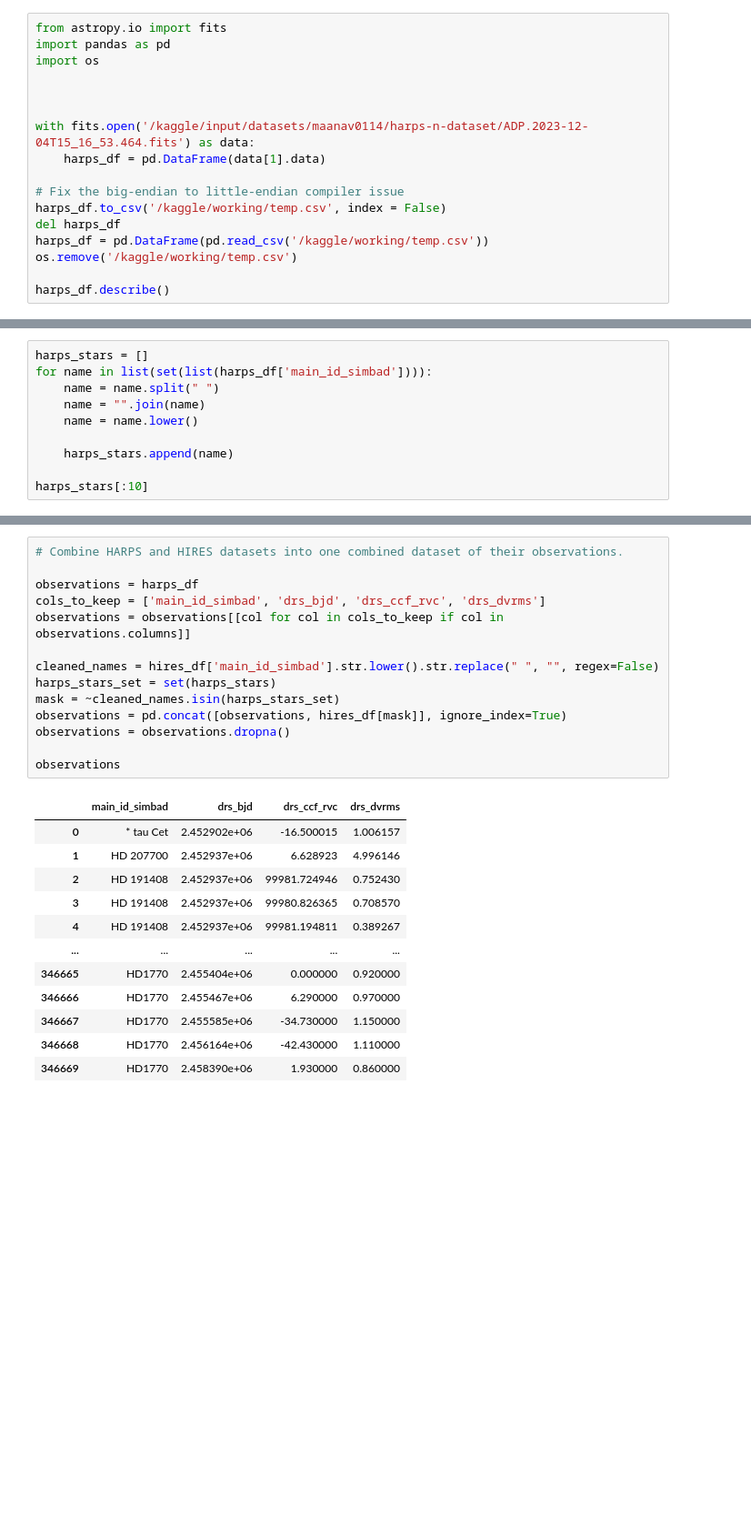
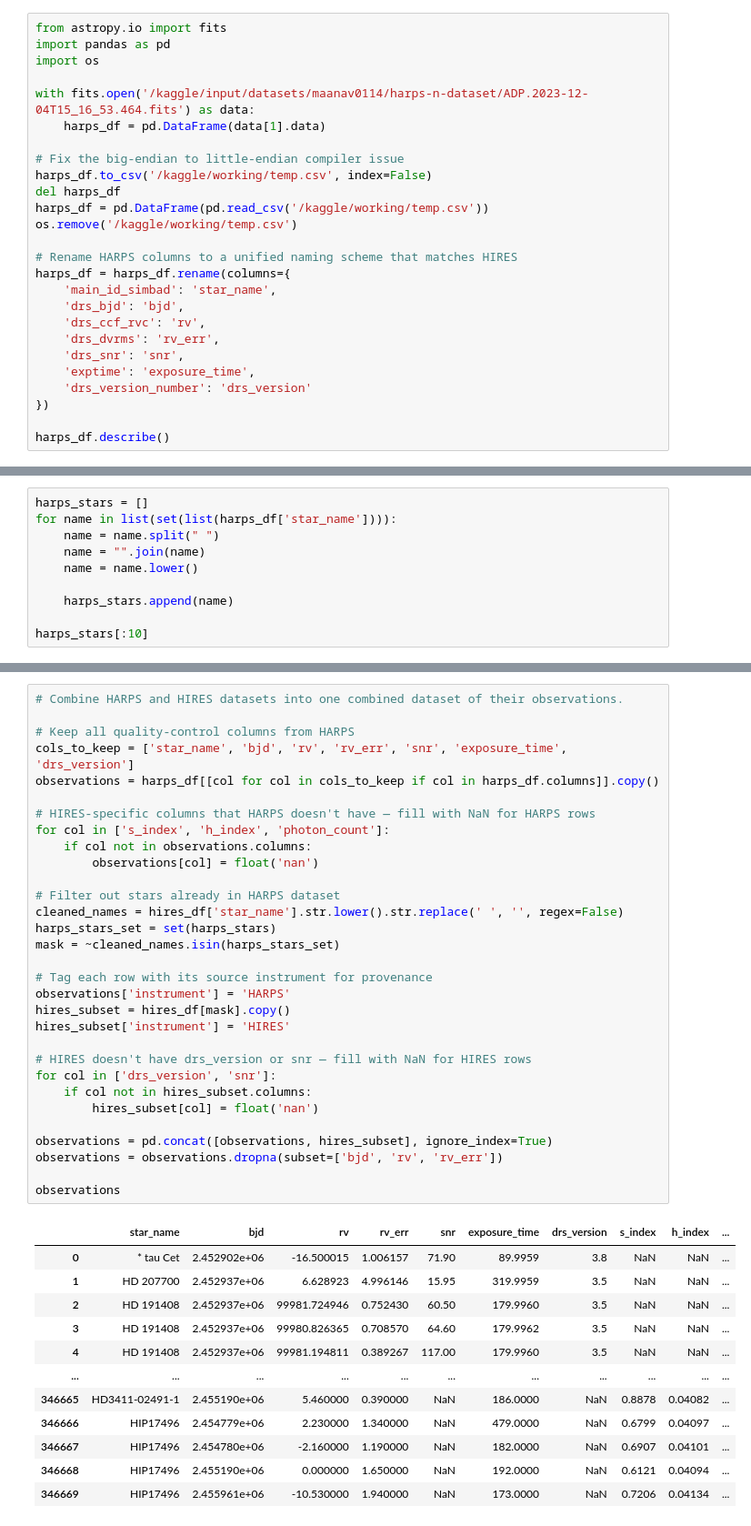
Before and after one commit to MaanavN/ML-Exoplanet-Detection-Research, a Jupyter notebook: data_prep.ipynb, the cells around one changed output, grey strips where cells are left out. Shown at 91% size. Cells and saved outputs as stored; diff of their text form; blank space fills up the shorter version.

```diff
--- a/data_prep.ipynb
+++ b/data_prep.ipynb
@@ -3,16 +3,25 @@ from astropy.io import fits
 import pandas as pd
 import os
 
-
-
 with fits.open('/kaggle/input/datasets/maanav0114/harps-n-dataset/ADP.2023-12-04T15_16_53.464.fits') as data:
     harps_df = pd.DataFrame(data[1].data)
 
 # Fix the big-endian to little-endian compiler issue
-harps_df.to_csv('/kaggle/working/temp.csv', index = False)
+harps_df.to_csv('/kaggle/working/temp.csv', index=False)
 del harps_df
 harps_df = pd.DataFrame(pd.read_csv('/kaggle/working/temp.csv'))
 os.remove('/kaggle/working/temp.csv')
 
+# Rename HARPS columns to a unified naming scheme that matches HIRES
+harps_df = harps_df.rename(columns={
+    'main_id_simbad': 'star_name',
+    'drs_bjd': 'bjd',
+    'drs_ccf_rvc': 'rv',
+    'drs_dvrms': 'rv_err',
+    'drs_snr': 'snr',
+    'exptime': 'exposure_time',
+    'drs_version_number': 'drs_version'
+})
+
 harps_df.describe()
 # %% [output]
@@ -67,6 +95,6 @@ def get_star_names(idx):
 # %%
 harps_stars = []
-for name in list(set(list(harps_df['main_id_simbad']))):
+for name in list(set(list(harps_df['star_name']))):
     name = name.split(" ")
     name = "".join(name)
     name = name.lower()
@@ -88,27 +116,44 @@ harps_stars[:10]
 # %%
 # Combine HARPS and HIRES datasets into one combined dataset of their observations.
 
-observations = harps_df
-cols_to_keep = ['main_id_simbad', 'drs_bjd', 'drs_ccf_rvc', 'drs_dvrms']
-observations = observations[[col for col in cols_to_keep if col in observations.columns]]
+# Keep all quality-control columns from HARPS
+cols_to_keep = ['star_name', 'bjd', 'rv', 'rv_err', 'snr', 'exposure_time', 'drs_version']
+observations = harps_df[[col for col in cols_to_keep if col in harps_df.columns]].copy()
 
-cleaned_names = hires_df['main_id_simbad'].str.lower().str.replace(" ", "", regex=False)
+# HIRES-specific columns that HARPS doesn't have — fill with NaN for HARPS rows
+for col in ['s_index', 'h_index', 'photon_count']:
+    if col not in observations.columns:
+        observations[col] = float('nan')
+
+# Filter out stars already in HARPS dataset
+cleaned_names = hires_df['star_name'].str.lower().str.replace(' ', '', regex=False)
 harps_stars_set = set(harps_stars)
 mask = ~cleaned_names.isin(harps_stars_set)
-observations = pd.concat([observations, hires_df[mask]], ignore_index=True)
-observations = observations.dropna()
+
+# Tag each row with its source instrument for provenance
+observations['instrument'] = 'HARPS'
+hires_subset = hires_df[mask].copy()
+hires_subset['instrument'] = 'HIRES'
+
+# HIRES doesn't have drs_version or snr — fill with NaN for HIRES rows
+for col in ['drs_version', 'snr']:
+    if col not in hires_subset.columns:
+        hires_subset[col] = float('nan')
+
+observations = pd.concat([observations, hires_subset], ignore_index=True)
+observations = observations.dropna(subset=['bjd', 'rv', 'rv_err'])
 
 observations
 # %% [output]
-|  | main_id_simbad | drs_bjd | drs_ccf_rvc | drs_dvrms |
-| 0 | * tau Cet | 2.452902e+06 | -16.500015 | 1.006157 |
-| 1 | HD 207700 | 2.452937e+06 | 6.628923 | 4.996146 |
-| 2 | HD 191408 | 2.452937e+06 | 99981.724946 | 0.752430 |
-| 3 | HD 191408 | 2.452937e+06 | 99980.826365 | 0.708570 |
-| 4 | HD 191408 | 2.452937e+06 | 99981.194811 | 0.389267 |
-| ... | ... | ... | ... | ... |
-| 346665 | HD1770 | 2.455404e+06 | 0.000000 | 0.920000 |
-| 346666 | HD1770 | 2.455467e+06 | 6.290000 | 0.970000 |
-| 346667 | HD1770 | 2.455585e+06 | -34.730000 | 1.150000 |
-| 346668 | HD1770 | 2.456164e+06 | -42.430000 | 1.110000 |
-| 346669 | HD1770 | 2.458390e+06 | 1.930000 | 0.860000 |
+|  | star_name | bjd | rv | rv_err | snr | exposure_time | drs_version | s_index | h_index | ... |
+| 0 | * tau Cet | 2.452902e+06 | -16.500015 | 1.006157 | 71.90 | 89.9959 | 3.8 | NaN | NaN | ... |
+| 1 | HD 207700 | 2.452937e+06 | 6.628923 | 4.996146 | 15.95 | 319.9959 | 3.5 | NaN | NaN | ... |
+| 2 | HD 191408 | 2.452937e+06 | 99981.724946 | 0.752430 | 60.50 | 179.9960 | 3.5 | NaN | NaN | ... |
+| 3 | HD 191408 | 2.452937e+06 | 99980.826365 | 0.708570 | 64.60 | 179.9962 | 3.5 | NaN | NaN | ... |
+| 4 | HD 191408 | 2.452937e+06 | 99981.194811 | 0.389267 | 117.00 | 179.9960 | 3.5 | NaN | NaN | ... |
+| ... | ... | ... | ... | ... | ... | ... | ... | ... | ... | ... |
+| 346665 | HD3411-02491-1 | 2.455190e+06 | 5.460000 | 0.390000 | NaN | 186.0000 | NaN | 0.8878 | 0.04082 | ... |
+| 346666 | HIP17496 | 2.454779e+06 | 2.230000 | 1.340000 | NaN | 479.0000 | NaN | 0.6799 | 0.04097 | ... |
+| 346667 | HIP17496 | 2.454780e+06 | -2.160000 | 1.190000 | NaN | 182.0000 | NaN | 0.6907 | 0.04101 | ... |
+| 346668 | HIP17496 | 2.455190e+06 | 0.000000 | 1.650000 | NaN | 192.0000 | NaN | 0.6121 | 0.04094 | ... |
+| 346669 | HIP17496 | 2.455961e+06 | -10.530000 | 1.940000 | NaN | 173.0000 | NaN | 0.7206 | 0.04134 | ... |
```
Also changed, not shown: parts of 12 cells of this notebook, 2 other files.
